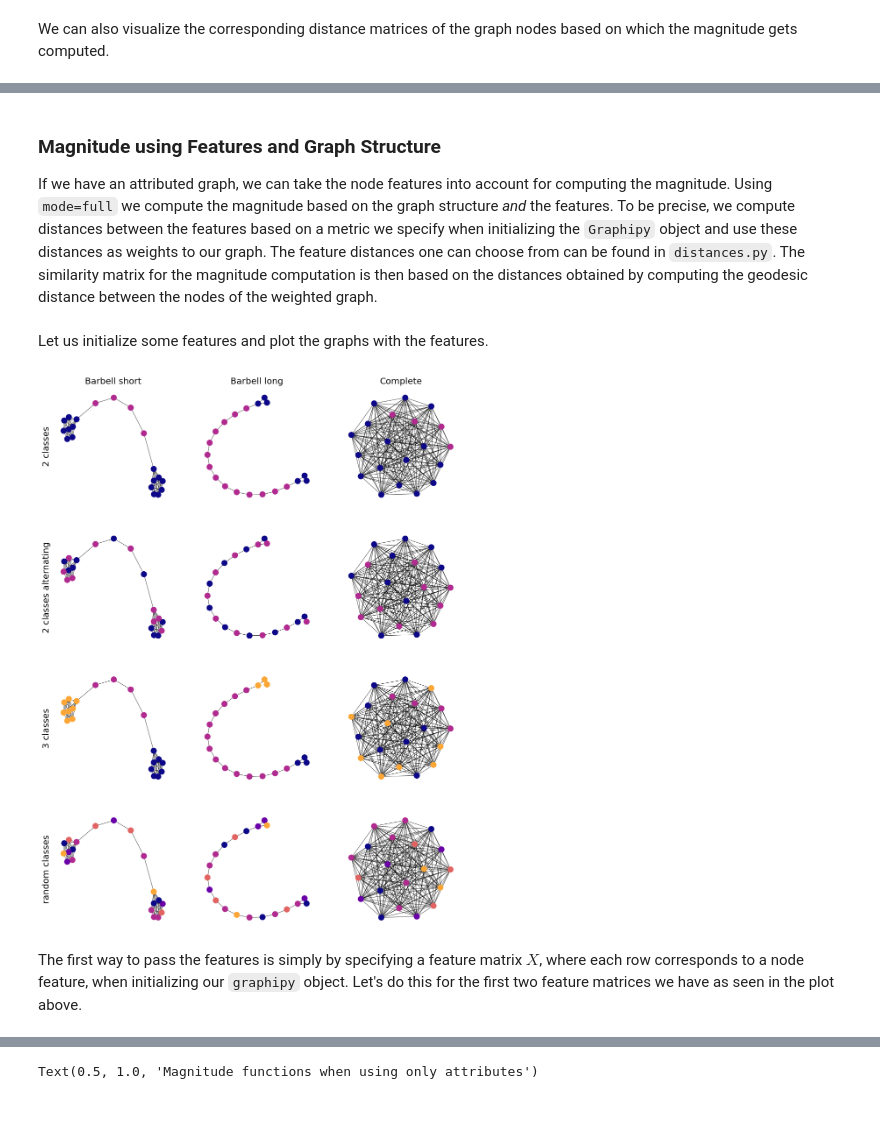
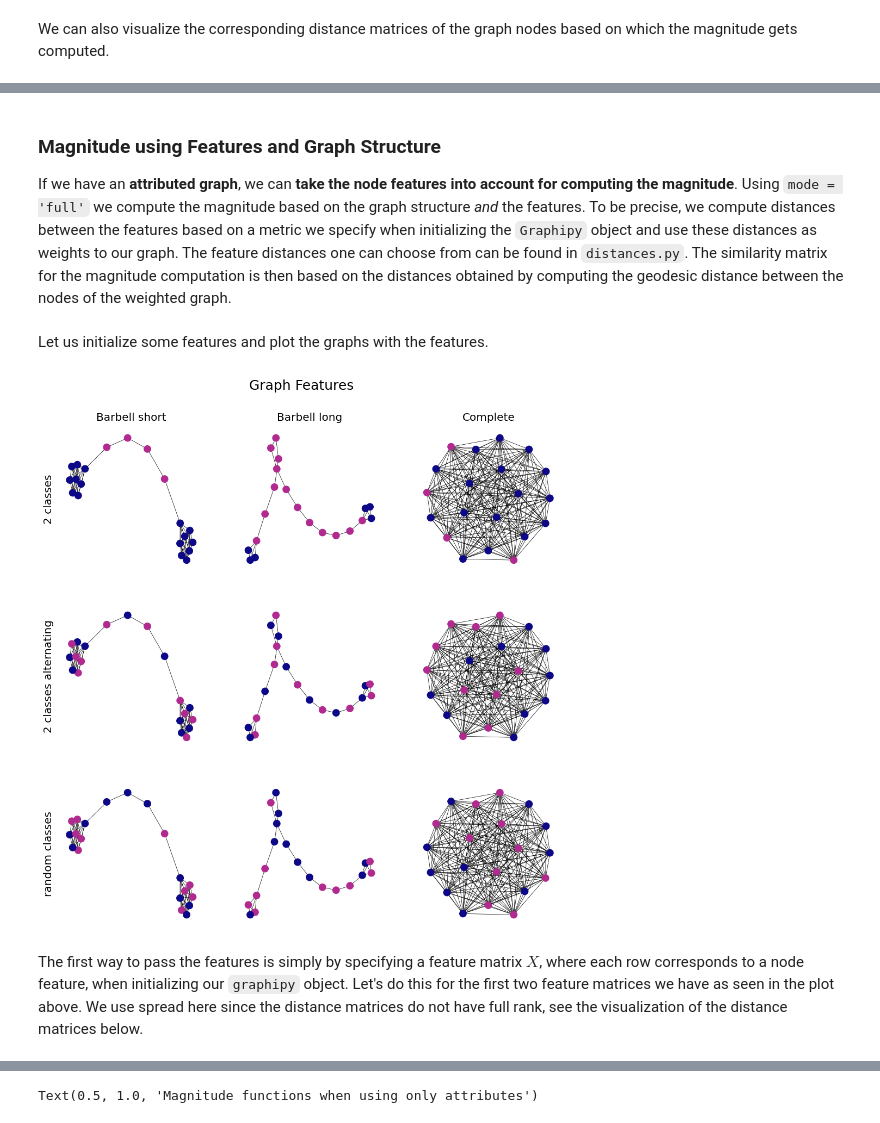
Before and after one commit to aidos-lab/magnipy, a Jupyter notebook: notebooks/graphipy_tutorial.ipynb, the cells around one changed output, grey strips where cells are left out. Saved outputs shown, nothing was run; the diff lists cells and outputs as text; code cells hidden in the pictures.

```diff
--- a/notebooks/graphipy_tutorial.ipynb
+++ b/notebooks/graphipy_tutorial.ipynb
@@ -41,7 +38,7 @@ The `Graphipy` class uses `NetworkX` for its graph objects. Hence, let's initial
 # %%
 # initializing graphs
 barbell_short = nx.barbell_graph(8, 4)
-barbell_long = nx.barbell_graph(3, 14)
+barbell_long = nx.barbell_graph(4, 12)
 complete = nx.complete_graph(20)
 
 graphs = [barbell_short, barbell_long, complete]
@@ -53,5 +50,6 @@ plot_graphs(
     features=None,
     positions=[nx.spring_layout(G) for G in graphs],
     graphnames=graphnames,
+    title="Graphs",
 )
 # %% [output]
@@ -105,47 +107,44 @@ plot_dist_matrices(
 # %% [markdown]
 ### Magnitude using Features and Graph Structure
 
-If we have an attributed graph, we can take the node features into account for computing the magnitude.
-Using `mode=full` we compute the magnitude based on the graph structure *and* the features. To be precise, we compute distances between the features based on a metric we specify when initializing the `Graphipy` object and use these distances as weights to our graph. The feature distances one can choose from can be found in `distances.py`. The similarity matrix for the magnitude computation is then based on the distances obtained by computing the geodesic distance between the nodes of the weighted graph.
+If we have an **attributed graph**, we can **take the node features into account for computing the magnitude**.
+Using `mode = 'full'` we compute the magnitude based on the graph structure *and* the features. To be precise, we compute distances between the features based on a metric we specify when initializing the `Graphipy` object and use these distances as weights to our graph. The feature distances one can choose from can be found in `distances.py`. The similarity matrix for the magnitude computation is then based on the distances obtained by computing the geodesic distance between the nodes of the weighted graph.
 # %% [markdown]
 Let us initialize some features and plot the graphs with the features.
 # %%
 # initializing features, need to be 2D arrays
 X_1class = np.reshape(np.array([0] * 20), (-1, 1))
 X_2classes_short = np.reshape(np.array([0] * 8 + [2] * 4 + [0] * 8), (-1, 1))
 X_2classes_long = np.reshape(np.array([0] * 3 + [2] * 14 + [0] * 3), (-1, 1))
 X_2classes_alternating = np.reshape(np.array([0, 2] * 10), (-1, 1))
-X_3classes_short = np.reshape(np.array([0] * 8 + [2] * 4 + [4] * 8), (-1, 1))
-X_3classes_long = np.reshape(np.array([0] * 3 + [2] * 14 + [4] * 3), (-1, 1))
 X_random = np.reshape(
-    np.array(np.random.choice(range(5), size=20, replace=True)), (-1, 1)
+    np.array(np.random.choice([0, 2], size=20, replace=True)), (-1, 1)
 )
 
 features = [
     [X_2classes_short, X_2classes_long, X_2classes_short],
     [X_2classes_alternating] * 3,
-    [X_3classes_short, X_3classes_long, X_3classes_short],
     [X_random] * 3,
 ]
 featurenames = [
     "2 classes",
     "2 classes alternating",
-    "3 classes",
     "random classes",
 ]
 
 # plotting the graphs with features
 plot_graphs(
     graphs=graphs,
     positions=[nx.spring_layout(G) for G in graphs],
     graphnames=graphnames,
     features=features,
     featurenames=featurenames,
+    title="Graph Features",
 )
 # %% [output]
-[figure, old version]
+[figure, new version]
 # %% [markdown]
-The first way to pass the features is simply by specifying a feature matrix $X$, where each row corresponds to a node feature, when initializing our `graphipy` object. Let's do this for the first two feature matrices we have as seen in the plot above.
+The first way to pass the features is simply by specifying a feature matrix $X$, where each row corresponds to a node feature, when initializing our `graphipy` object. Let's do this for the first two feature matrices we have as seen in the plot above. We use spread here since the distance matrices do not have full rank, see the visualization of the distance matrices below.
 # %%
 graphis_full = {feature: [] for feature in featurenames}
 magnis_full = {feature: [] for feature in featurenames}
```
Also changed, not shown: parts of 21 cells of this notebook.
